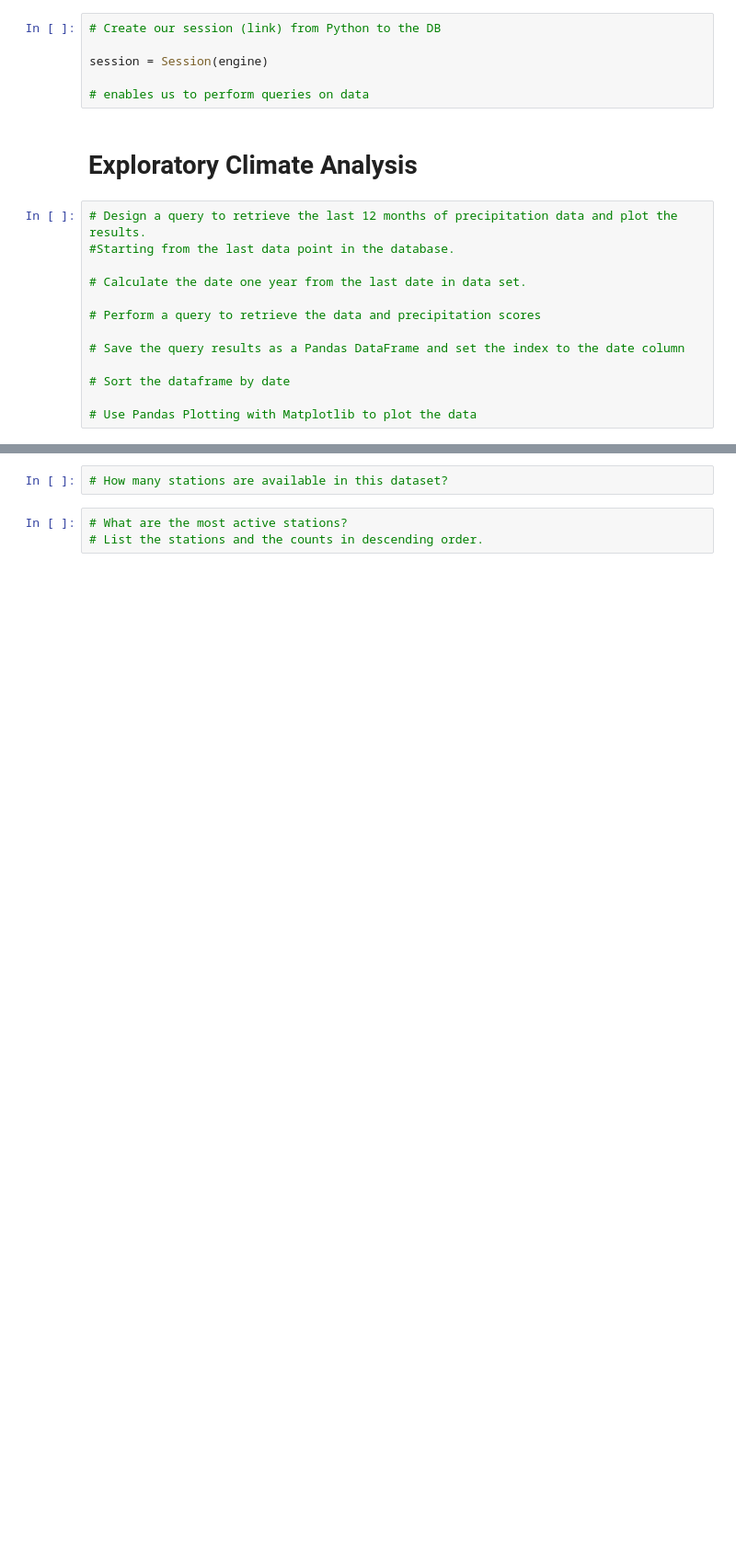
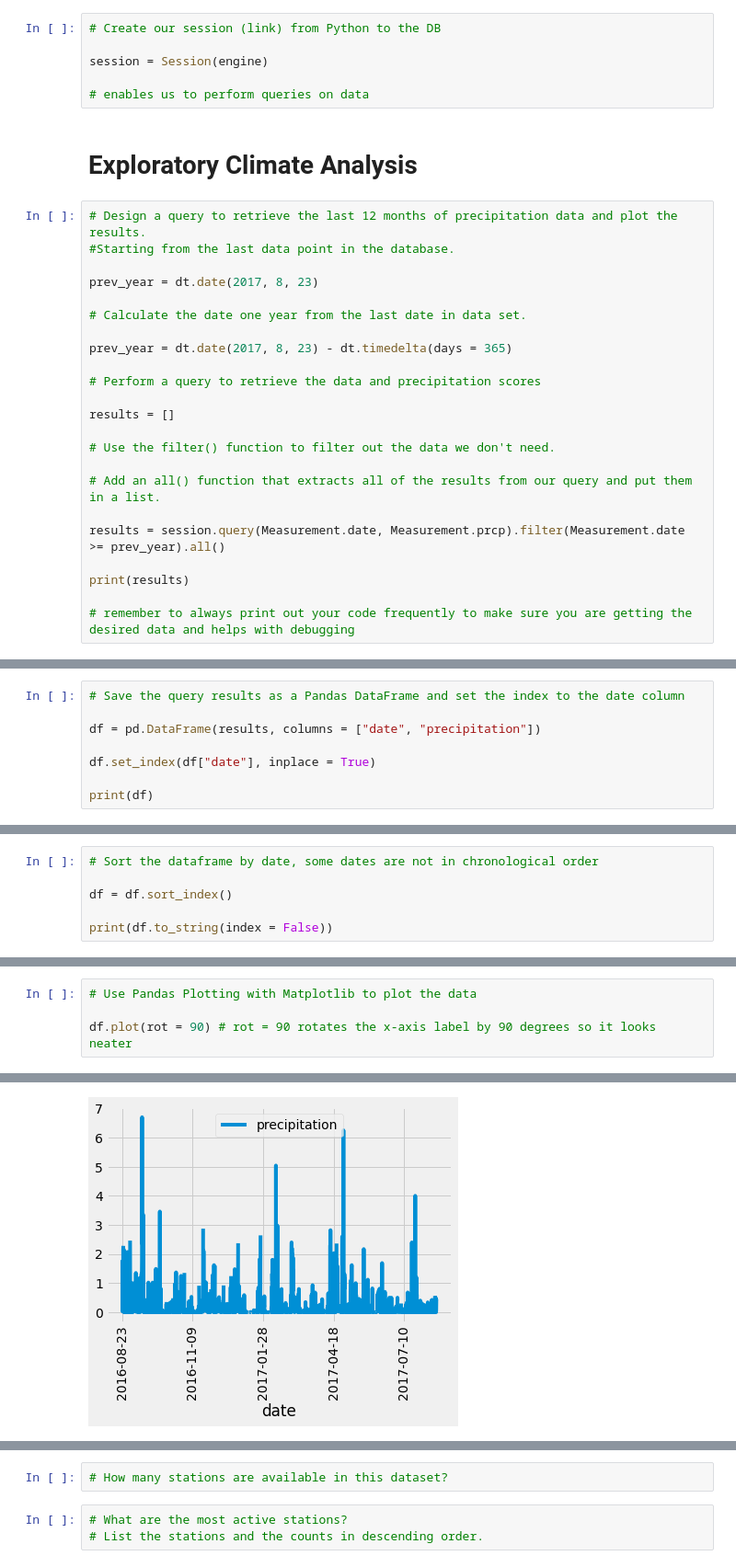
Before and after one commit to Andrew-Carlson/Hawaii-Weather-Analysis, a Jupyter notebook: climate_analysis.ipynb, the cells around one changed output, grey strips where cells are left out. Shown at 92% size. Drawn from its saved outputs; the diff is of its cells as text; blank space fills up the shorter version.

Commit message:
exploratory analysis done with SQLite data

```diff
--- a/climate_analysis.ipynb
+++ b/climate_analysis.ipynb
@@ -63,12 +63,22 @@ session = Session(engine)
 # Design a query to retrieve the last 12 months of precipitation data and plot the results.
 #Starting from the last data point in the database.
 
+prev_year = dt.date(2017, 8, 23)
+
 # Calculate the date one year from the last date in data set.
+
+prev_year = dt.date(2017, 8, 23) - dt.timedelta(days = 365)
 
 # Perform a query to retrieve the data and precipitation scores
 
-# Save the query results as a Pandas DataFrame and set the index to the date column
+results = []
 
-# Sort the dataframe by date
+# Use the filter() function to filter out the data we don't need.
 
-# Use Pandas Plotting with Matplotlib to plot the data
+# Add an all() function that extracts all of the results from our query and put them in a list.
+
+results = session.query(Measurement.date, Measurement.prcp).filter(Measurement.date >= prev_year).all()
+
+print(results)
+
+# remember to always print out your code frequently to make sure you are getting the desired data and helps with debugging
@@ -74,0 +87,8 @@ session = Session(engine)
+# %%
+# Save the query results as a Pandas DataFrame and set the index to the date column
+
+df = pd.DataFrame(results, columns = ["date", "precipitation"])
+
+df.set_index(df["date"], inplace = True)
+
+print(df)
@@ -74,0 +135,6 @@ session = Session(engine)
+# %%
+# Sort the dataframe by date, some dates are not in chronological order
+
+df = df.sort_index()
+
+print(df.to_string(index = False))
@@ -74,0 +159,5 @@ session = Session(engine)
+# %%
+# Use Pandas Plotting with Matplotlib to plot the data
+
+df.plot(rot = 90) # rot = 90 rotates the x-axis label by 90 degrees so it looks neater
+# %% [output]
@@ -75,2 +165,3 @@ session = Session(engine)
+[figure, added]
 # %%
 # Use Pandas to calcualte the summary statistics for the precipitation data
```
Also changed, not shown: parts of 6 cells of this notebook.
